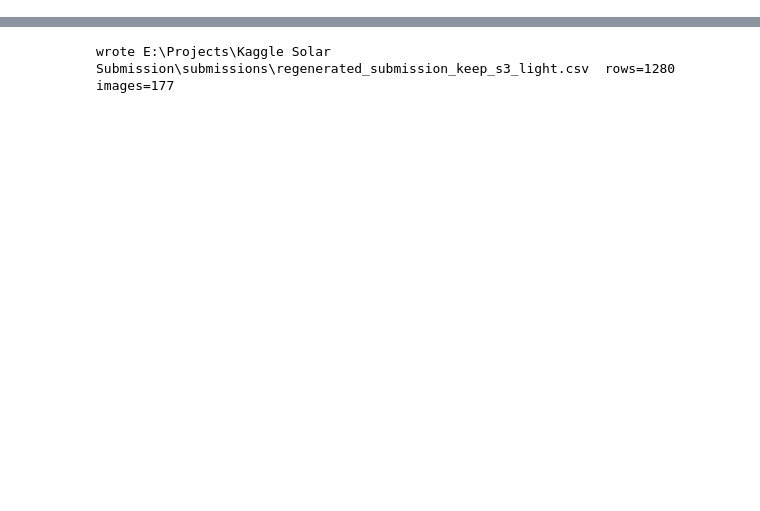
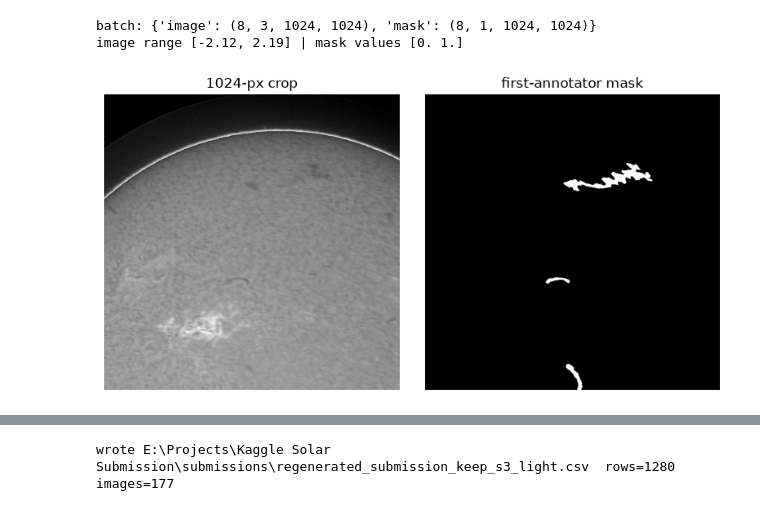
Before and after one commit to AlisherMyrgyyassov/Kaggle-Solar-Submission, a Jupyter notebook: notebooks/pipeline.ipynb, the cells around one changed output, grey strips where cells are left out. Drawn from its saved outputs; the diff is of its cells as text; code cells hidden in the pictures; blank space fills up the shorter version.

```diff
--- a/notebooks/pipeline.ipynb
+++ b/notebooks/pipeline.ipynb
@@ -64,0 +69,7 @@ weights: E:\Projects\Kaggle Solar Submission\weights
+# %%
+from dataset import create_file_splits, load_and_parse_annotations
+
+data = load_and_parse_annotations(str(ANN_FILE))
+train_files, val_files = create_file_splits(data, Config.VAL_SPLIT, Config.SEED)
+print(f"train {len(train_files)} files | val {len(val_files)} files")
+print(f"annotator records {len(data['images'])} | instances {len(data['annotations'])}")
@@ -64,0 +89,27 @@ weights: E:\Projects\Kaggle Solar Submission\weights
+# %%
+import matplotlib.pyplot as plt
+
+from dataset import build_file_mask_map, get_file_dataloaders
+
+mask_map = build_file_mask_map(data, mode="single")
+Config.CROP_SIZE = Config.MODEL_INPUT_SIZE = 1024
+Config.IN_CHANNELS = 3
+Config.NORMALIZE = True
+Config.NUM_WORKERS = 0
+
+train_loader, _ = get_file_dataloaders(Config, train_files[:8], [], mask_map, neg_ratio=0.0)
+batch = next(iter(train_loader))
+print("batch:", {k: tuple(v.shape) for k, v in batch.items()})
+
+img = batch["image"][0].permute(1, 2, 0).cpu().numpy()
+msk = batch["mask"][0].cpu().numpy().squeeze()
+print(f"image range [{img.min():.2f}, {img.max():.2f}] | mask values {np.unique(msk)[:5]}")
+
+fig, ax = plt.subplots(1, 2, figsize=(8, 4))
+ax[0].imshow(img[..., 0], cmap="gray"); ax[0].set_title("1024-px crop"); ax[0].axis("off")
+ax[1].imshow(msk, cmap="gray"); ax[1].set_title("first-annotator mask"); ax[1].axis("off")
+plt.tight_layout(); plt.show()
+# %% [output]
+batch: {'image': (8, 3, 1024, 1024), 'mask': (8, 1, 1024, 1024)}
+image range [-2.12, 2.19] | mask values [0. 1.]
+[figure, added]
```
Also changed, not shown: parts of 24 cells of this notebook, 9 other files.
